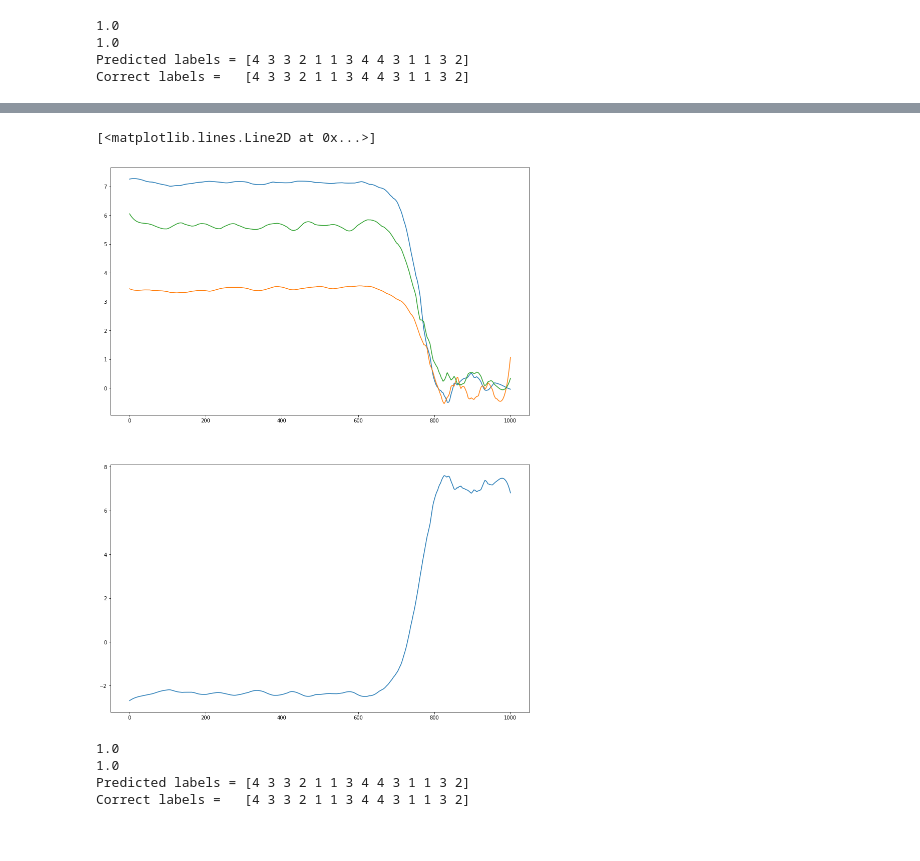
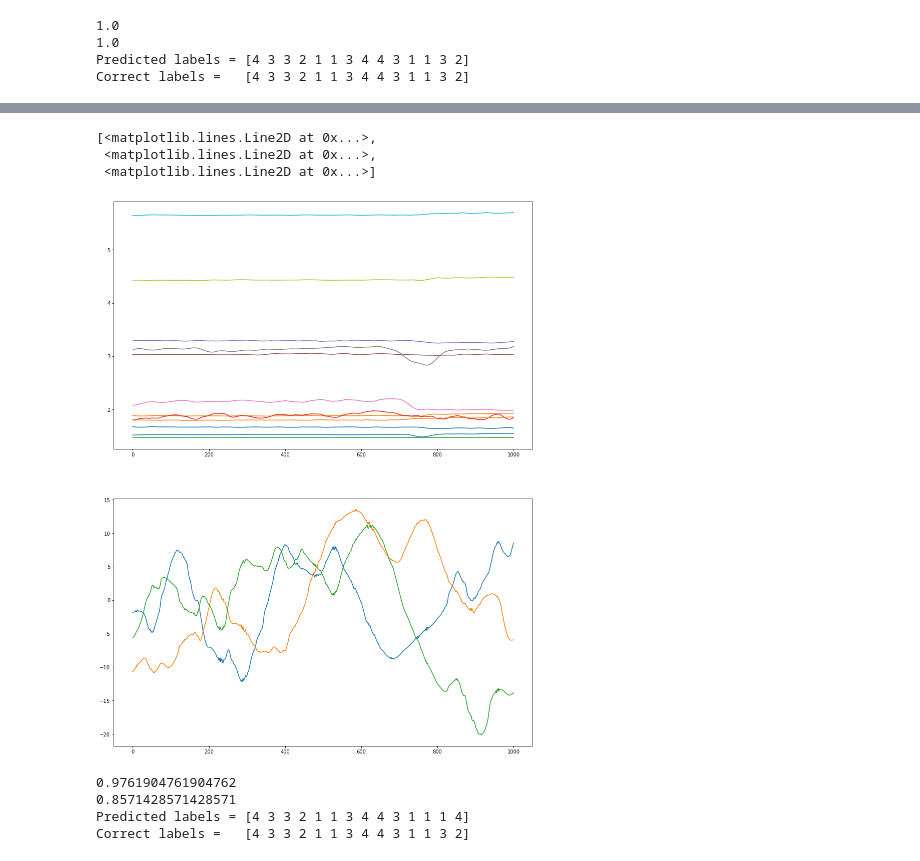
Before and after one commit to yash181/Tensegrity-HRI, a Jupyter notebook: AlbertDP.ipynb, the cells around one changed output, grey strips where cells are left out. Saved outputs shown, nothing was run; the diff lists cells and outputs as text; code cells hidden in the pictures.

```diff
--- a/AlbertDP.ipynb
+++ b/AlbertDP.ipynb
@@ -318,30 +384,40 @@ for i in range(0, 3):
 # %%
 # Create combinations of data arrays
-# Arrays that matter: fsrRefined, accelRefined, slopeRefined, totRefined
+# Arrays that matter: fsrRefined, accelRefined, slopeRefined, totRefined, fsrSlopeRef
 
-#print(np.shape(totRefined))
-#print(np.shape(fsrRefined))
-#print(np.shape(accelRefined))
-#print(np.shape(slopeRefined))
+# print(np.shape(totRefined))
+# print(np.shape(fsrRefined))
+# print(np.shape(accelRefined))
+# print(np.shape(slopeRefined))
 
+# Total data + accelerometer slopes
 totSlope = []
 for i in range(0, 56):
     combinedData = np.append(totRefined[i], slopeRefined[i], axis = 1)
     totSlope.append(combinedData)
 
+# FSR data + accelerometer slopes
 fsrSlope = []
 for i in range(0, 56):
     combinedData = np.append(fsrRefined[i], slopeRefined[i], axis = 1)
     fsrSlope.append(combinedData)
 
+# Accelerometer data + accelerometer slopes
 accelAndSlope = []
 for i in range(0, 56):
     combinedData = np.append(accelRefined[i], slopeRefined[i], axis = 1)
     accelAndSlope.append(combinedData)
 
+# FSR data + fsr slopes
+fsrAndSlope = []
+for i in range(0, 56):
+    combinedData = np.append(fsrRefined[i], fsrSlopeRef[i], axis = 1)
+    fsrAndSlope.append(combinedData)
+
 #print(np.shape(totSlope))
 #print(np.shape(fsrSlope))
 #print(np.shape(accelAndSlope))
+#print(np.shape(fsrAndSlope))
 # %%
 # Labels!
 
@@ -385,23 +461,49 @@ Correct labels =   [4 3 3 2 1 1 3 4 4 3 1 1 3 2]
 
 pcaAccel = deepcopy(accelRefined)
 pca = PCA(n_components = 1)
-plt.figure(figsize=(15,20))
-plt.subplot(211)
-plt.plot(accelRefined[0])
+#plt.figure(figsize=(15,20))
+#plt.subplot(211)
+#plt.plot(accelRefined[0])
 
-plt.subplot(212)
+#plt.subplot(212)
 for i in range(0, 56):
     pcaAccel[i] = pca.fit_transform(pcaAccel[i])
-plt.plot(pcaAccel[0])
+#plt.plot(pcaAccel[0])
-# %% [output]
-[<matplotlib.lines.Line2D at 0x...>]
-[figure, removed]
+# %%
+# PCA on FSR data
+pcaFSR = deepcopy(fsrAndSlope)
+pca2 = PCA(n_components = 4)
+#plt.figure(figsize=(15,20))
+#plt.subplot(211)
+#plt.plot(fsrRefined[42])
+
+#plt.subplot(212)
+for i in range(0, 56):
+    pcaFSR[i] = pca2.fit_transform(pcaFSR[i])
+#plt.plot(pcaFSR[42])
+# %%
+# Try TSNE
+tsneFSR = deepcopy(fsrAndSlope)
+tsne = TSNE(n_components = 3)
+plt.figure(figsize=(15, 20))
+plt.subplot(211)
+plt.plot(fsrRefined[0])
+
+plt.subplot(212)
+for i in range(0, 56):
+    tsneFSR[i] = tsne.fit_transform(tsneFSR[i])
+plt.plot(tsneFSR[0])
+# %% [output]
+[<matplotlib.lines.Line2D at 0x...>,
+ <matplotlib.lines.Line2D at 0x...>,
+ <matplotlib.lines.Line2D at 0x...>]
+[figure, added]
 # %%
-# Run script on pcaAccel
+# Run script on data
 
 # Prepare data for algorithms
-nsamples2, nx2, ny2 = np.shape(pcaAccel)
-reformated_data2 = np.reshape(pcaAccel,(nsamples2, nx2*ny2))
+nsamples2, nx2, ny2 = np.shape(pcaFSR)
+reformated_data2 = np.reshape(pcaFSR,(nsamples2, nx2*ny2))
 [X_train2, X_test2, y_train2, y_test2] = train_test_split(reformated_data2, labels, random_state=0)
 
 # Gaussian Naive-Bayes
@@ -411,7 +513,7 @@ print(model2.score(X_test2, y_test2))
 print("Predicted labels = " + str(model2.predict(X_test2)))
 print("Correct labels =   " + str(y_test2))
 # %% [output]
-1.0
-1.0
-Predicted labels = [4 3 3 2 1 1 3 4 4 3 1 1 3 2]
+0.9761904761904762
+0.8571428571428571
+Predicted labels = [4 3 3 2 1 1 3 4 4 3 1 1 1 4]
 Correct labels =   [4 3 3 2 1 1 3 4 4 3 1 1 3 2]
```
Also changed, not shown: parts of 12 cells of this notebook.
